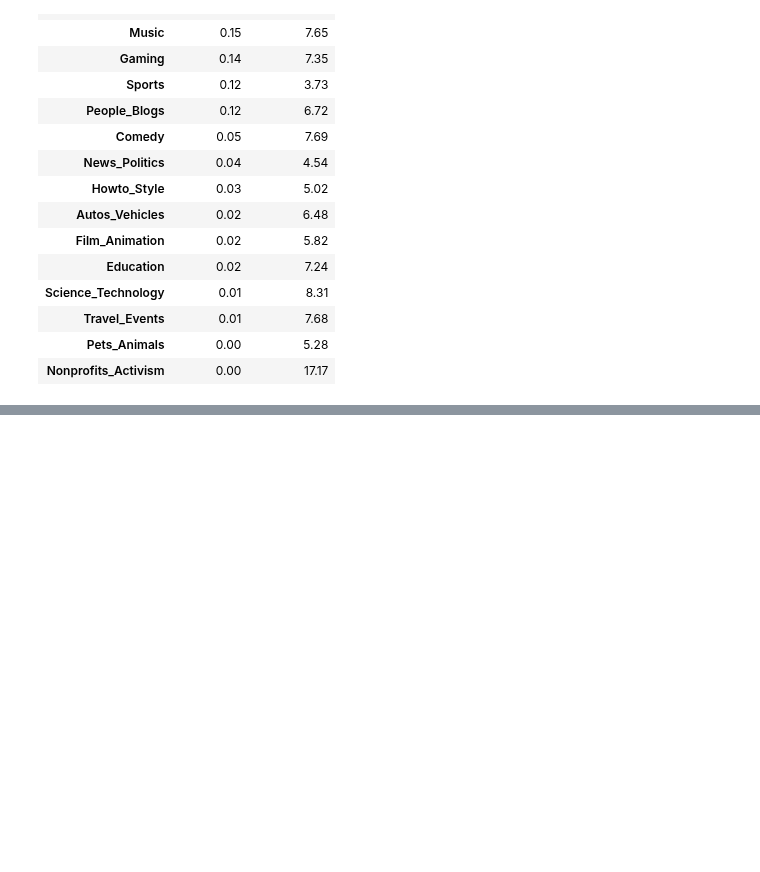
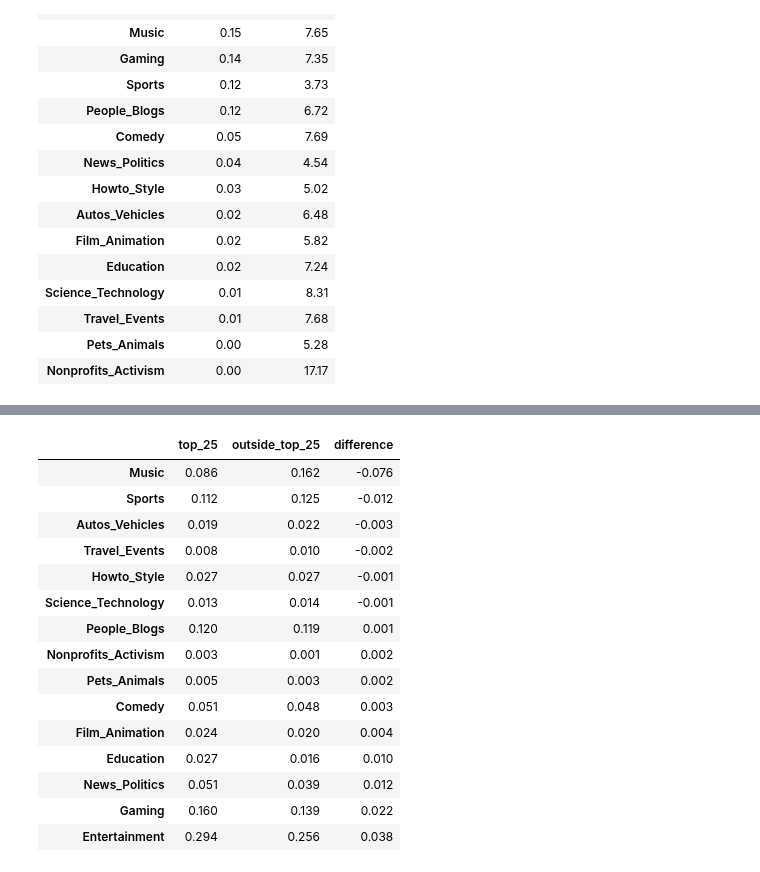
Before and after one commit to Youtube-Data-Analysis/top_200, a Jupyter notebook: shorter_explore.ipynb, the cells around one changed output, grey strips where cells are left out. Saved outputs shown, nothing was run; the diff lists cells and outputs as text; code cells hidden in the pictures; blank space fills up the shorter version.

```diff
--- a/shorter_explore.ipynb
+++ b/shorter_explore.ipynb
@@ -745,0 +741,2 @@ round(pd.concat([count_by_cat, engagement_by_cat*100], axis=1),2)
+# %%
+distros = pd.concat([top_25_distro, outside_25_distro],  axis=1)
@@ -745,0 +762,4 @@ round(pd.concat([count_by_cat, engagement_by_cat*100], axis=1),2)
+# %%
+distros.columns.values[0] = 'top_25'
+# %%
+distros.columns.values[1] = 'outside_top_25'
@@ -745,0 +778,21 @@ round(pd.concat([count_by_cat, engagement_by_cat*100], axis=1),2)
+# %%
+distros['difference'] = distros.iloc[:, 0] - distros.iloc[:, 1]
+# %%
+round(distros.sort_values(by='difference'), 3)
+# %% [output]
+|  | top_25 | outside_top_25 | difference |
+| Music | 0.086 | 0.162 | -0.076 |
+| Sports | 0.112 | 0.125 | -0.012 |
+| Autos_Vehicles | 0.019 | 0.022 | -0.003 |
+| Travel_Events | 0.008 | 0.010 | -0.002 |
+| Howto_Style | 0.027 | 0.027 | -0.001 |
+| Science_Technology | 0.013 | 0.014 | -0.001 |
+| People_Blogs | 0.120 | 0.119 | 0.001 |
+| Nonprofits_Activism | 0.003 | 0.001 | 0.002 |
+| Pets_Animals | 0.005 | 0.003 | 0.002 |
+| Comedy | 0.051 | 0.048 | 0.003 |
+| Film_Animation | 0.024 | 0.020 | 0.004 |
+| Education | 0.027 | 0.016 | 0.010 |
+| News_Politics | 0.051 | 0.039 | 0.012 |
+| Gaming | 0.160 | 0.139 | 0.022 |
+| Entertainment | 0.294 | 0.256 | 0.038 |
```
Also changed, not shown: parts of 24 cells of this notebook, 2 other files.
